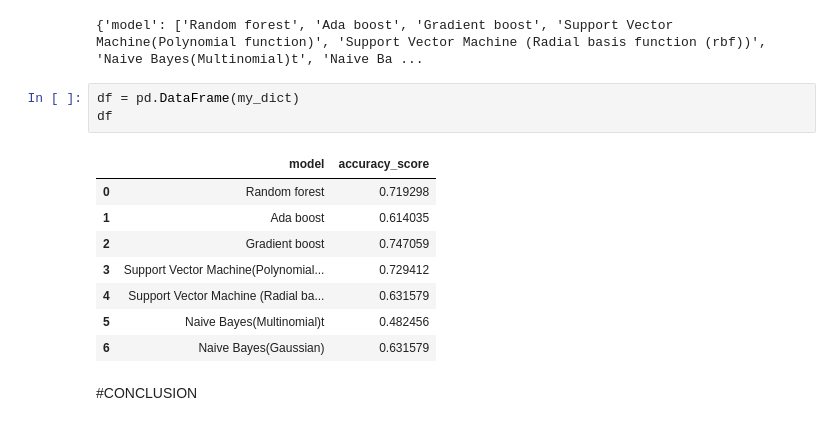
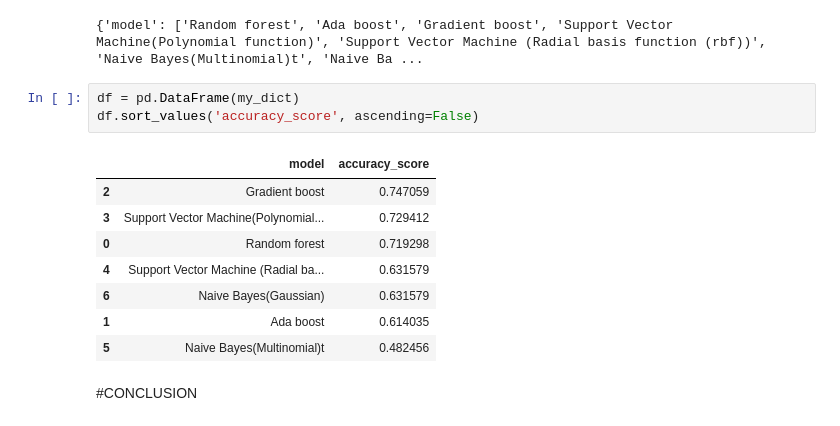
Before and after one commit to MugoChege/Liver-and-Tweets, a Jupyter notebook: Liver.ipynb, the cells around one changed output. Saved outputs shown, nothing was run; the diff lists cells and outputs as text.

```diff
--- a/Liver.ipynb
+++ b/Liver.ipynb
@@ -2191,16 +2191,16 @@ print(my_dict)
 {'model': ['Random forest', 'Ada boost', 'Gradient boost', 'Support Vector Machine(Polynomial function)', 'Support Vector Machine (Radial basis function (rbf))', 'Naive Bayes(Multinomial)t', 'Naive Ba ...
 # %%
 df = pd.DataFrame(my_dict)
-df
+df.sort_values('accuracy_score', ascending=False)
 # %% [output]
 |  | model | accuracy_score |
-| 0 | Random forest | 0.719298 |
-| 1 | Ada boost | 0.614035 |
 | 2 | Gradient boost | 0.747059 |
 | 3 | Support Vector Machine(Polynomial... | 0.729412 |
+| 0 | Random forest | 0.719298 |
 | 4 | Support Vector Machine (Radial ba... | 0.631579 |
+| 6 | Naive Bayes(Gaussian) | 0.631579 |
+| 1 | Ada boost | 0.614035 |
 | 5 | Naive Bayes(Multinomial)t | 0.482456 |
-| 6 | Naive Bayes(Gaussian) | 0.631579 |
 # %% [markdown]
 #CONCLUSION
 # %% [markdown]
```
